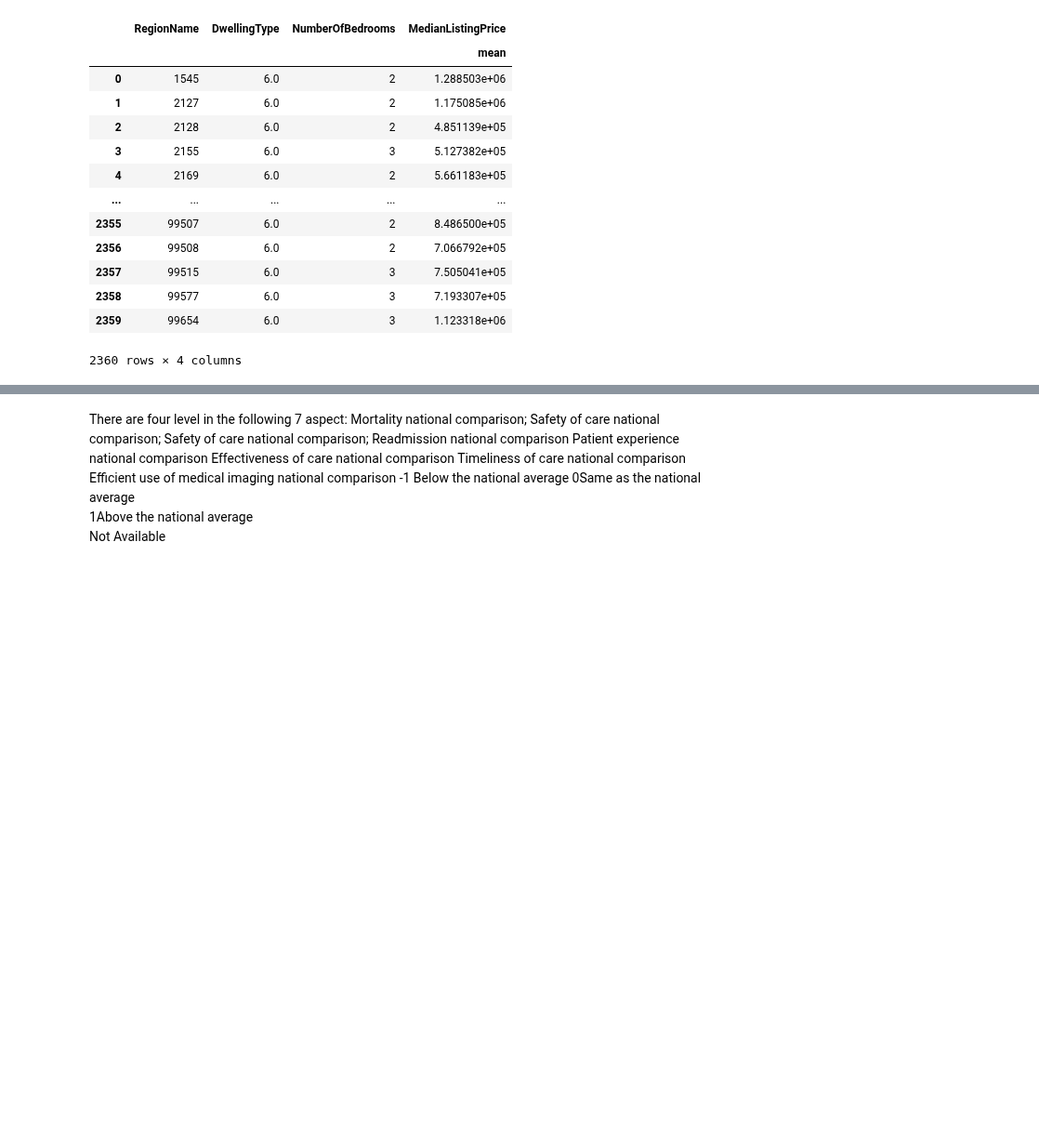
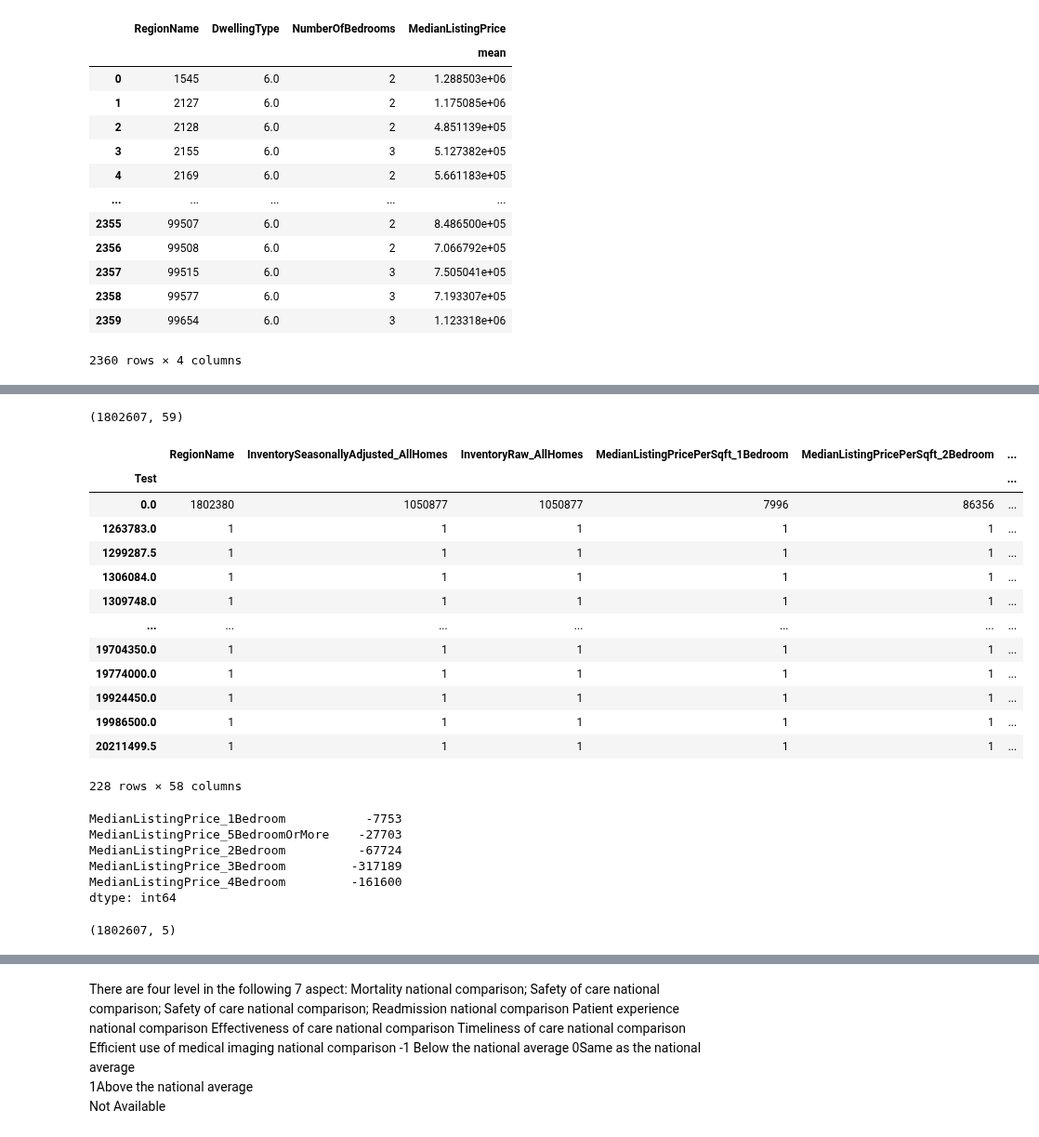
Before and after one commit to norgrenm/US_House_Price_Prediction, a Jupyter notebook: notebooks/DM-US_HousingData.ipynb, the cells around one changed output, grey strips where cells are left out. Shown at 93% size. Cells and saved outputs as stored; diff of their text form; code cells hidden in the pictures; blank space fills up the shorter version.

```diff
--- a/notebooks/DM-US_HousingData.ipynb
+++ b/notebooks/DM-US_HousingData.ipynb
@@ -642,0 +956,3 @@ zip_multi.reset_index()
+# %%
+## Establish date range to 2017 for normalization
+ziptest2 = zip_df.loc['2010-01-01':'2017-12-31']
@@ -642,0 +965,19 @@ zip_multi.reset_index()
+# %%
+ziptest2.drop(['ZHVI_1bedroom',
+'ZHVI_2bedroom',
+'ZHVI_3bedroom',
+'ZHVI_4bedroom',
+'ZHVI_5BedroomOrMore',
+'ZHVI_AllHomes',
+'ZHVI_BottomTier',
+'ZHVI_CondoCoop',
+'ZHVI_MiddleTier',
+'ZHVI_SingleFamilyResidence',
+'ZHVI_TopTier',
+'ZRI_AllHomes',
+'ZRI_AllHomesPlusMultifamily',
+'ZriPerSqft_AllHomes',
+'Zri_MultiFamilyResidenceRental',
+'Zri_SingleFamilyResidenceRental',
+'ZHVIPerSqft_AllHomes'
+              ],axis=1,inplace=True)
@@ -642,0 +991,11 @@ zip_multi.reset_index()
+# %%
+ziptest2['Test'] = (
+ziptest2['MedianListingPrice_1Bedroom'] +
+ziptest2['MedianListingPrice_2Bedroom'] +
+ziptest2['MedianListingPrice_3Bedroom'] +
+ziptest2['MedianListingPrice_4Bedroom'] +
+ziptest2['MedianListingPrice_5BedroomOrMore']
+)
+# %%
+ziptest2['Test'] = ziptest2['Test'].fillna(0)
+#Z = (ziptest2['Test'] == 0)
@@ -642,0 +1025,30 @@ zip_multi.reset_index()
+# %%
+ziptest2.shape
+# %% [output]
+(1802607, 59)
+# %%
+ziptest2.groupby(ziptest2['Test']).count()
+# %% [output]
+|  | RegionName | InventorySeasonallyAdjusted_AllHomes | InventoryRaw_AllHomes | MedianListingPricePerSqft_1Bedroom | MedianListingPricePerSqft_2Bedroom | ... |
+| Test |  |  |  |  |  | ... |
+| 0.0 | 1802380 | 1050877 | 1050877 | 7996 | 86356 | ... |
+| 1263783.0 | 1 | 1 | 1 | 1 | 1 | ... |
+| 1299287.5 | 1 | 1 | 1 | 1 | 1 | ... |
+| 1306084.0 | 1 | 1 | 1 | 1 | 1 | ... |
+| 1309748.0 | 1 | 1 | 1 | 1 | 1 | ... |
+| ... | ... | ... | ... | ... | ... | ... |
+| 19704350.0 | 1 | 1 | 1 | 1 | 1 | ... |
+| 19774000.0 | 1 | 1 | 1 | 1 | 1 | ... |
+| 19924450.0 | 1 | 1 | 1 | 1 | 1 | ... |
+| 19986500.0 | 1 | 1 | 1 | 1 | 1 | ... |
+| 20211499.5 | 1 | 1 | 1 | 1 | 1 | ... |
+228 rows × 58 columns
+# %%
+ziptest2.isnull().sum()-1802607
+# %% [output]
+MedianListingPrice_1Bedroom           -7753
+MedianListingPrice_5BedroomOrMore    -27703
+MedianListingPrice_2Bedroom          -67724
+MedianListingPrice_3Bedroom         -317189
+MedianListingPrice_4Bedroom         -161600
+dtype: int64
@@ -642,0 +1061,4 @@ zip_multi.reset_index()
+# %%
+ziptest2.shape
+# %% [output]
+(1802607, 5)
```
Also changed, not shown: parts of 60 cells of this notebook.
